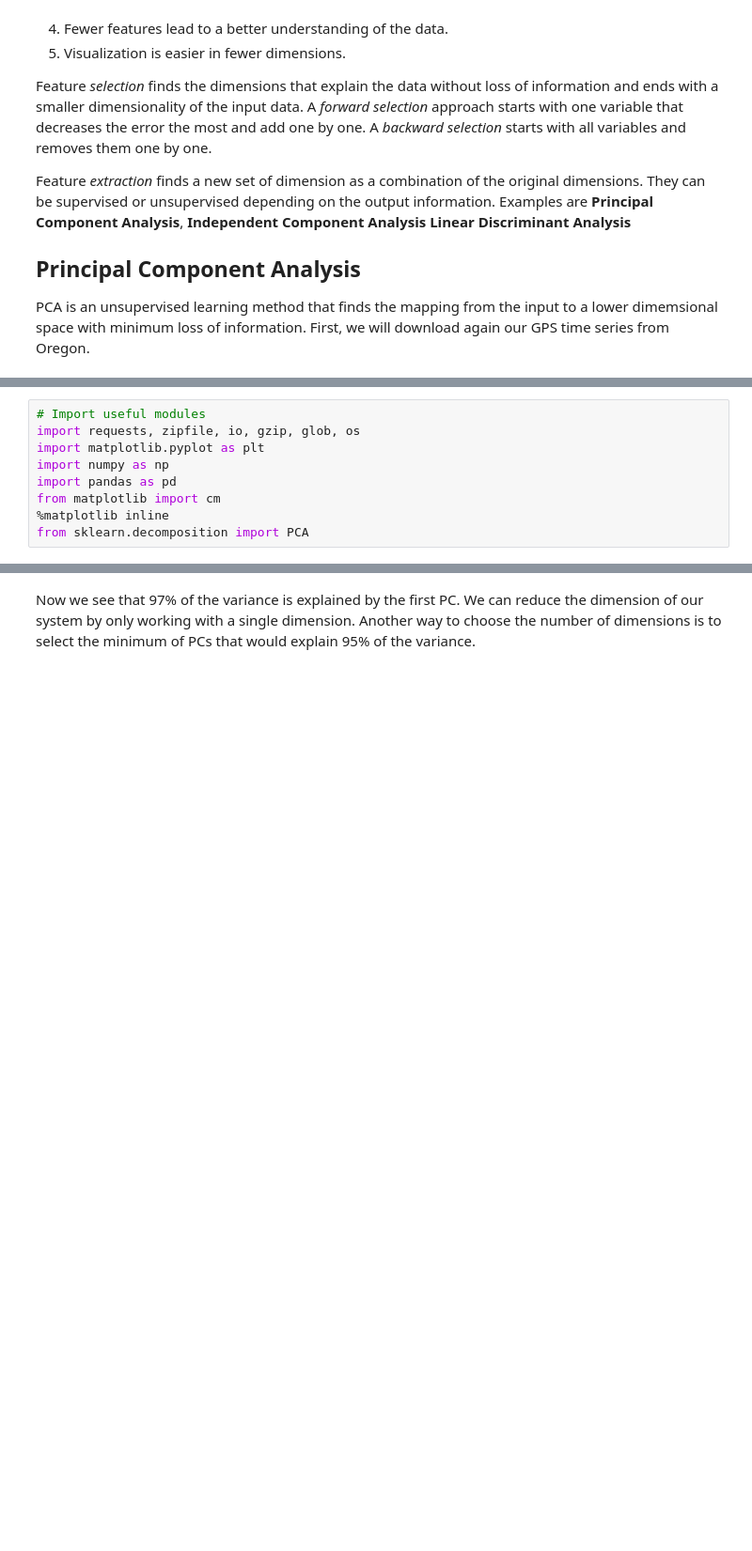
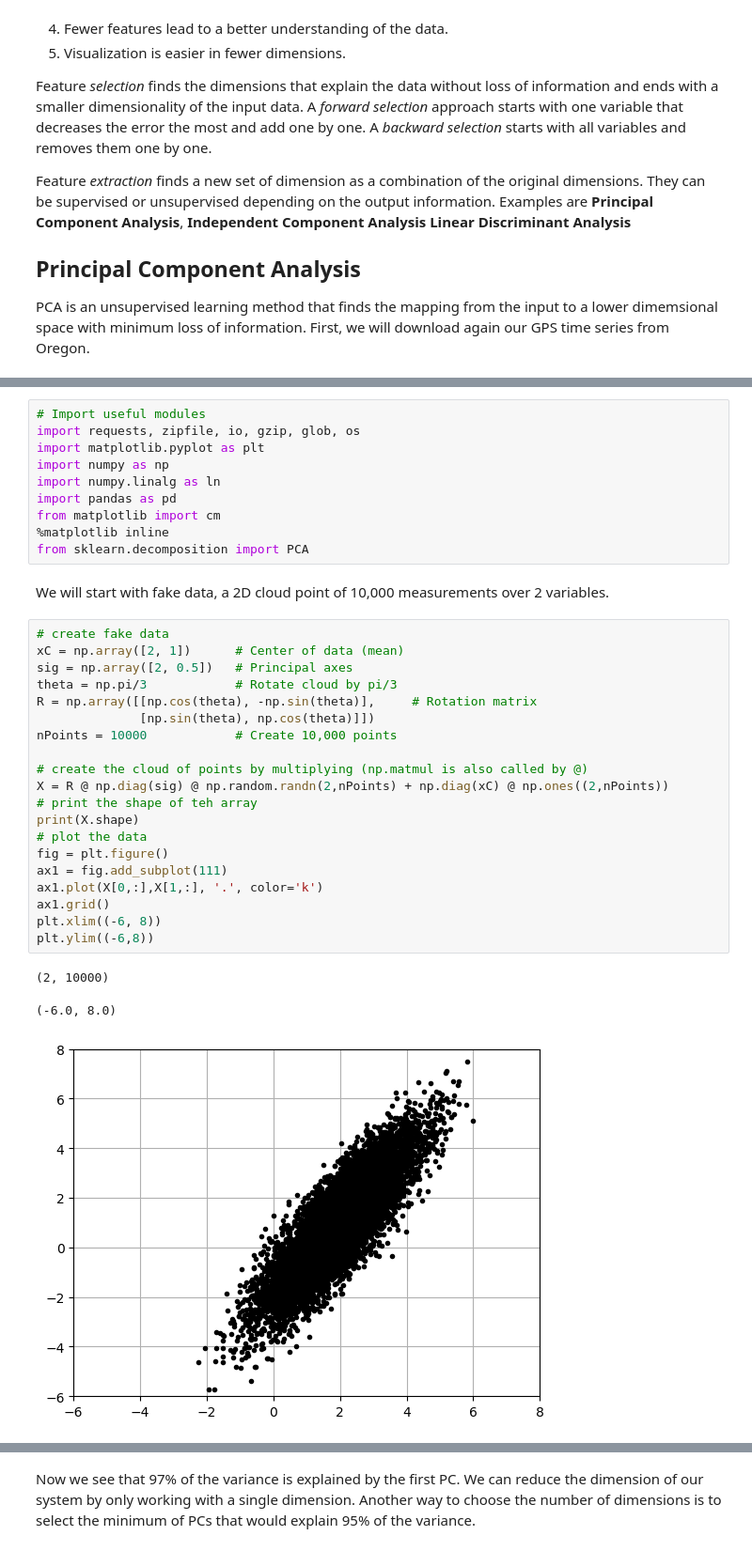
Before and after one commit to zomungGITHUB/MLGeo-2023, a Jupyter notebook: tutorials/2.9_pca.ipynb, the cells around one changed output, grey strips where cells are left out. Shown at 94% size. Saved outputs shown, nothing was run; the diff lists cells and outputs as text; blank space fills up the shorter version.

```diff
--- a/tutorials/2.9_pca.ipynb
+++ b/tutorials/2.9_pca.ipynb
@@ -23,7 +43,34 @@ PCA is an unsupervised learning method that finds the mapping from the input to
 import requests, zipfile, io, gzip, glob, os
 import matplotlib.pyplot as plt
 import numpy as np
+import numpy.linalg as ln
 import pandas as pd
 from matplotlib import cm
 %matplotlib inline
 from sklearn.decomposition import PCA
+# %% [markdown]
+We will start with fake data, a 2D cloud point of 10,000 measurements over 2 variables.
+# %%
+# create fake data
+xC = np.array([2, 1])      # Center of data (mean)
+sig = np.array([2, 0.5])   # Principal axes
+theta = np.pi/3            # Rotate cloud by pi/3
+R = np.array([[np.cos(theta), -np.sin(theta)],     # Rotation matrix
+              [np.sin(theta), np.cos(theta)]])
+nPoints = 10000            # Create 10,000 points
+
+# create the cloud of points by multiplying (np.matmul is also called by @)
+X = R @ np.diag(sig) @ np.random.randn(2,nPoints) + np.diag(xC) @ np.ones((2,nPoints))
+# print the shape of teh array
+print(X.shape)
+# plot the data
+fig = plt.figure()
+ax1 = fig.add_subplot(111)
+ax1.plot(X[0,:],X[1,:], '.', color='k')
+ax1.grid()
+plt.xlim((-6, 8))
+plt.ylim((-6,8))
+# %% [output]
+(2, 10000)
+(-6.0, 8.0)
+[figure, added]
```
Also changed, not shown: parts of 32 cells of this notebook, 6 other files.
